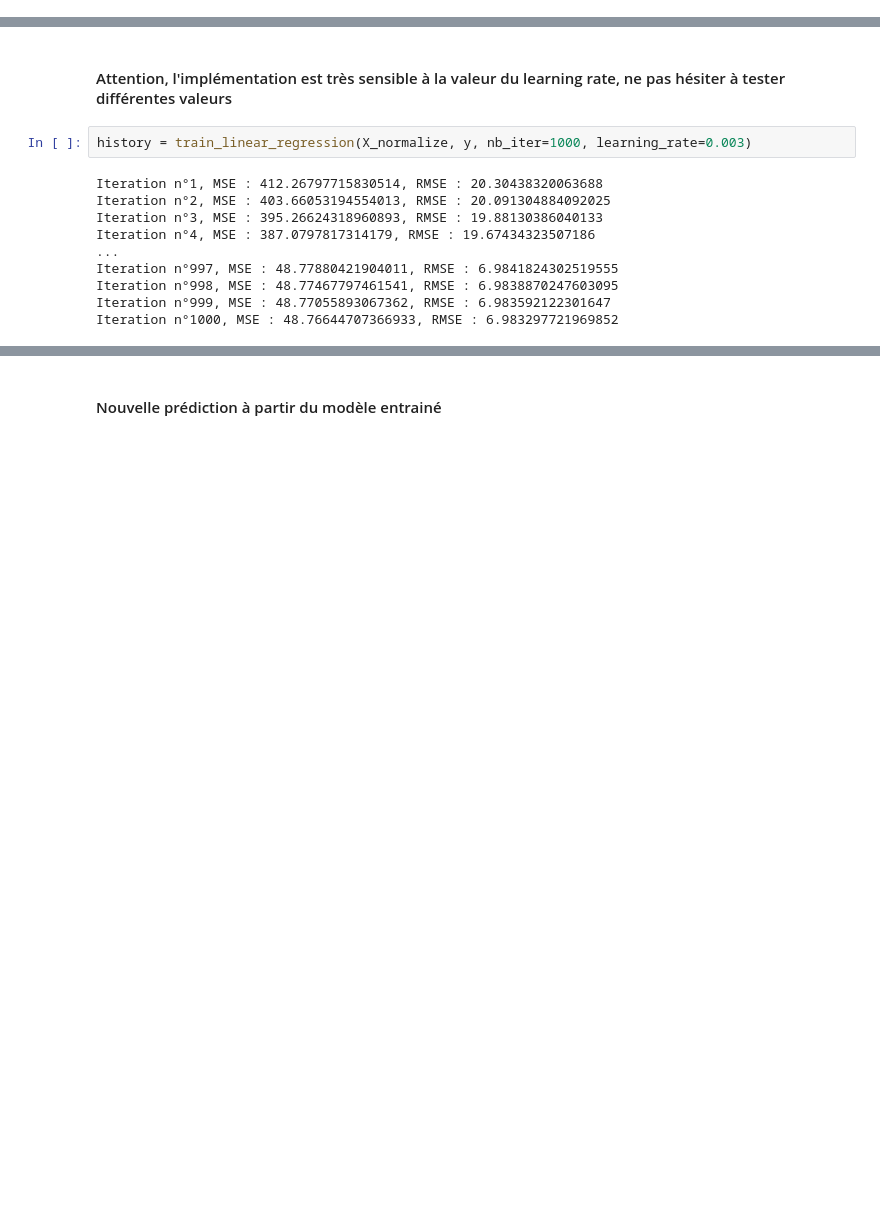
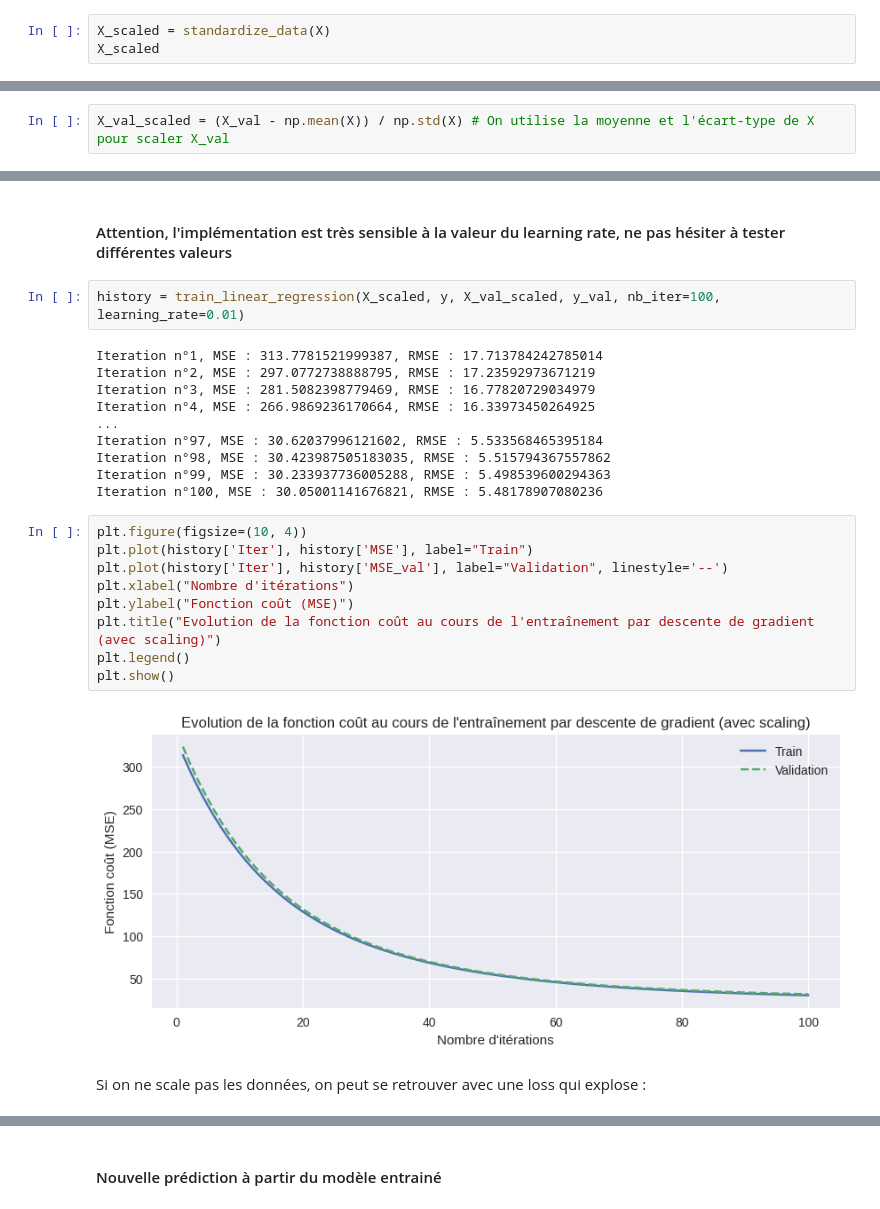
Before and after one commit to jslhost/linear_regression_with-numpy, a Jupyter notebook: linear_regression_by_hand.ipynb, the cells around one changed output, grey strips where cells are left out. Drawn from its saved outputs; the diff is of its cells as text; blank space fills up the shorter version.

```diff
--- a/linear_regression_by_hand.ipynb
+++ b/linear_regression_by_hand.ipynb
@@ -62,0 +83,3 @@ array([[ 0.90619967,  1.28988256, -1.16610366],
+# %%
+X_scaled = standardize_data(X)
+X_scaled
@@ -62,0 +94,2 @@ array([[ 0.90619967,  1.28988256, -1.16610366],
+# %%
+X_val_scaled = (X_val - np.mean(X)) / np.std(X) # On utilise la moyenne et l'écart-type de X pour scaler X_val
@@ -92,14 +199,27 @@ def train_linear_regression(X, y, nb_iter, learning_rate):
 # %% [markdown]
 #### Attention, l'implémentation est très sensible à la valeur du learning rate, ne pas hésiter à tester différentes valeurs
 # %%
-history = train_linear_regression(X_normalize, y, nb_iter=1000, learning_rate=0.003)
+history = train_linear_regression(X_scaled, y, X_val_scaled, y_val, nb_iter=100, learning_rate=0.01)
 # %% [output]
-Iteration n°1, MSE : 412.26797715830514, RMSE : 20.30438320063688
-Iteration n°2, MSE : 403.66053194554013, RMSE : 20.091304884092025
-Iteration n°3, MSE : 395.26624318960893, RMSE : 19.88130386040133
-Iteration n°4, MSE : 387.0797817314179, RMSE : 19.67434323507186
+Iteration n°1, MSE : 313.7781521999387, RMSE : 17.713784242785014
+Iteration n°2, MSE : 297.0772738888795, RMSE : 17.23592973671219
+Iteration n°3, MSE : 281.5082398779469, RMSE : 16.77820729034979
+Iteration n°4, MSE : 266.9869236170664, RMSE : 16.33973450264925
 ...
-Iteration n°997, MSE : 48.77880421904011, RMSE : 6.9841824302519555
-Iteration n°998, MSE : 48.77467797461541, RMSE : 6.9838870247603095
-Iteration n°999, MSE : 48.77055893067362, RMSE : 6.983592122301647
-Iteration n°1000, MSE : 48.76644707366933, RMSE : 6.983297721969852
+Iteration n°97, MSE : 30.62037996121602, RMSE : 5.533568465395184
+Iteration n°98, MSE : 30.423987505183035, RMSE : 5.515794367557862
+Iteration n°99, MSE : 30.233937736005288, RMSE : 5.498539600294363
+Iteration n°100, MSE : 30.05001141676821, RMSE : 5.48178907080236
+# %%
+plt.figure(figsize=(10, 4))
+plt.plot(history['Iter'], history['MSE'], label="Train")
+plt.plot(history['Iter'], history['MSE_val'], label="Validation", linestyle='--')
+plt.xlabel("Nombre d'itérations")
+plt.ylabel("Fonction coût (MSE)")
+plt.title("Evolution de la fonction coût au cours de l'entraînement par descente de gradient (avec scaling)")
+plt.legend()
+plt.show()
+# %% [output]
+[figure, added]
+# %% [markdown]
+Si on ne scale pas les données, on peut se retrouver avec une loss qui explose :
```
Also changed, not shown: parts of 29 cells of this notebook.
